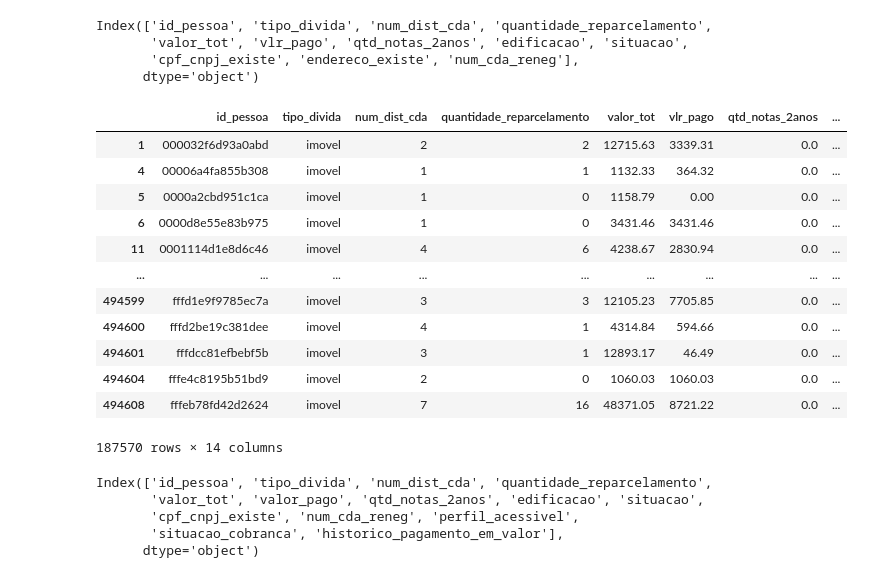
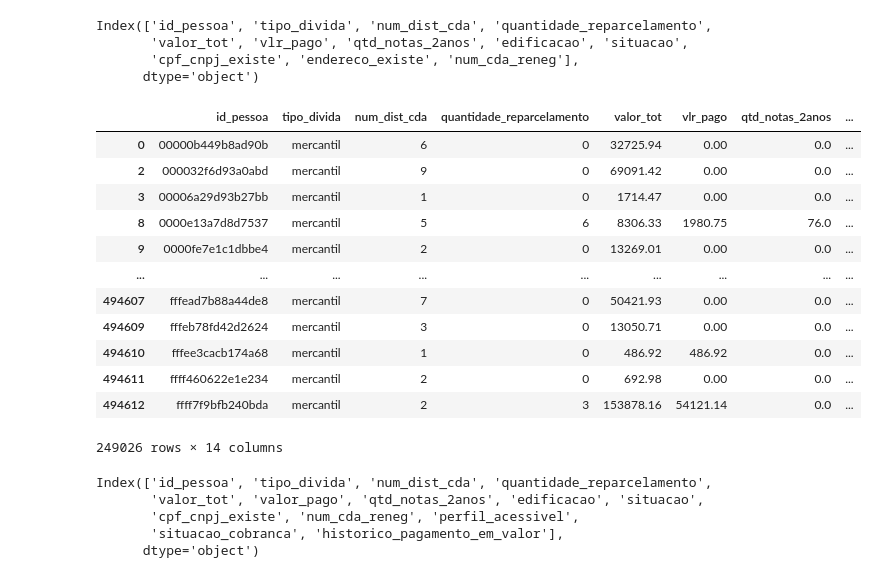
Before and after one commit to LanCarv/divida_ativa, a Jupyter notebook: atualizado_rating.ipynb, the cells around one changed output. Saved outputs shown, nothing was run; the diff lists cells and outputs as text; code cells hidden in the pictures.

Commit message:
Adicionando mudanças no situacao_cobranca

```diff
--- a/atualizado_rating.ipynb
+++ b/atualizado_rating.ipynb
@@ -559,22 +559,22 @@ pessoas['situacao_cobranca'] = pessoas['perfil_acessivel'] + pessoas['cpf_cnpj_e
 pessoas.loc[(pessoas['endereco_existe'] == 0), 'situacao_cobranca'] = 0
 pessoas.loc[(pessoas['tipo_divida'] == 'mercantil' ) & (pessoas['perfil_acessivel'] == 0), 'situacao_cobranca'] = 0
 # %%
-teste = pessoas[pessoas['situacao_cobranca'] == 4]
+teste = pessoas[pessoas['situacao_cobranca'] == 0]
 teste
 # %% [output]
 |  | id_pessoa | tipo_divida | num_dist_cda | quantidade_reparcelamento | valor_tot | vlr_pago | qtd_notas_2anos | ... |
-| 1 | 000032f6d93a0abd | imovel | 2 | 2 | 12715.63 | 3339.31 | 0.0 | ... |
-| 4 | 00006a4fa855b308 | imovel | 1 | 1 | 1132.33 | 364.32 | 0.0 | ... |
-| 5 | 0000a2cbd951c1ca | imovel | 1 | 0 | 1158.79 | 0.00 | 0.0 | ... |
-| 6 | 0000d8e55e83b975 | imovel | 1 | 0 | 3431.46 | 3431.46 | 0.0 | ... |
-| 11 | 0001114d1e8d6c46 | imovel | 4 | 6 | 4238.67 | 2830.94 | 0.0 | ... |
+| 0 | 00000b449b8ad90b | mercantil | 6 | 0 | 32725.94 | 0.00 | 0.0 | ... |
+| 2 | 000032f6d93a0abd | mercantil | 9 | 0 | 69091.42 | 0.00 | 0.0 | ... |
+| 3 | 00006a29d93b27bb | mercantil | 1 | 0 | 1714.47 | 0.00 | 0.0 | ... |
+| 8 | 0000e13a7d8d7537 | mercantil | 5 | 6 | 8306.33 | 1980.75 | 76.0 | ... |
+| 9 | 0000fe7e1c1dbbe4 | mercantil | 2 | 0 | 13269.01 | 0.00 | 0.0 | ... |
 | ... | ... | ... | ... | ... | ... | ... | ... | ... |
-| 494599 | fffd1e9f9785ec7a | imovel | 3 | 3 | 12105.23 | 7705.85 | 0.0 | ... |
-| 494600 | fffd2be19c381dee | imovel | 4 | 1 | 4314.84 | 594.66 | 0.0 | ... |
-| 494601 | fffdcc81efbebf5b | imovel | 3 | 1 | 12893.17 | 46.49 | 0.0 | ... |
-| 494604 | fffe4c8195b51bd9 | imovel | 2 | 0 | 1060.03 | 1060.03 | 0.0 | ... |
-| 494608 | fffeb78fd42d2624 | imovel | 7 | 16 | 48371.05 | 8721.22 | 0.0 | ... |
+| 494607 | fffead7b88a44de8 | mercantil | 7 | 0 | 50421.93 | 0.00 | 0.0 | ... |
+| 494609 | fffeb78fd42d2624 | mercantil | 3 | 0 | 13050.71 | 0.00 | 0.0 | ... |
+| 494610 | fffee3cacb174a68 | mercantil | 1 | 0 | 486.92 | 486.92 | 0.0 | ... |
+| 494611 | ffff460622e1e234 | mercantil | 2 | 0 | 692.98 | 0.00 | 0.0 | ... |
+| 494612 | ffff7f9bfb240bda | mercantil | 2 | 3 | 153878.16 | 54121.14 | 0.0 | ... |
-187570 rows × 14 columns
+249026 rows × 14 columns
 # %%
 # Faz o calculo do historico de pagamento
 pessoas.loc[(pessoas['valor_tot'].isna()) | (pessoas['valor_tot'] == 0) , 'valor_tot'] = 1
```
Also changed, not shown: 1 other file.
